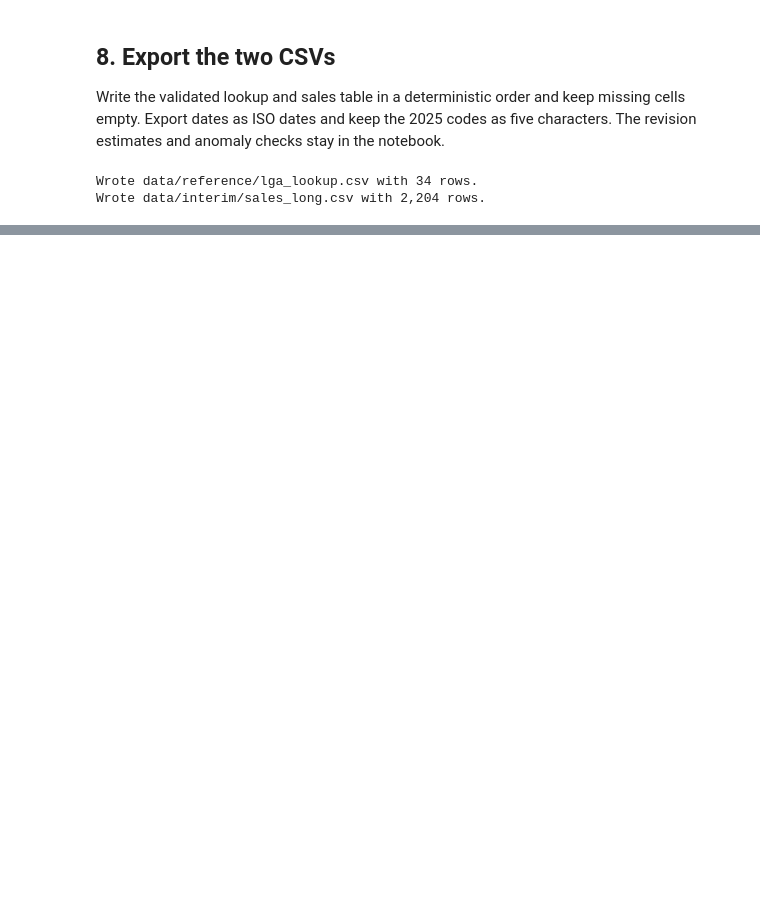
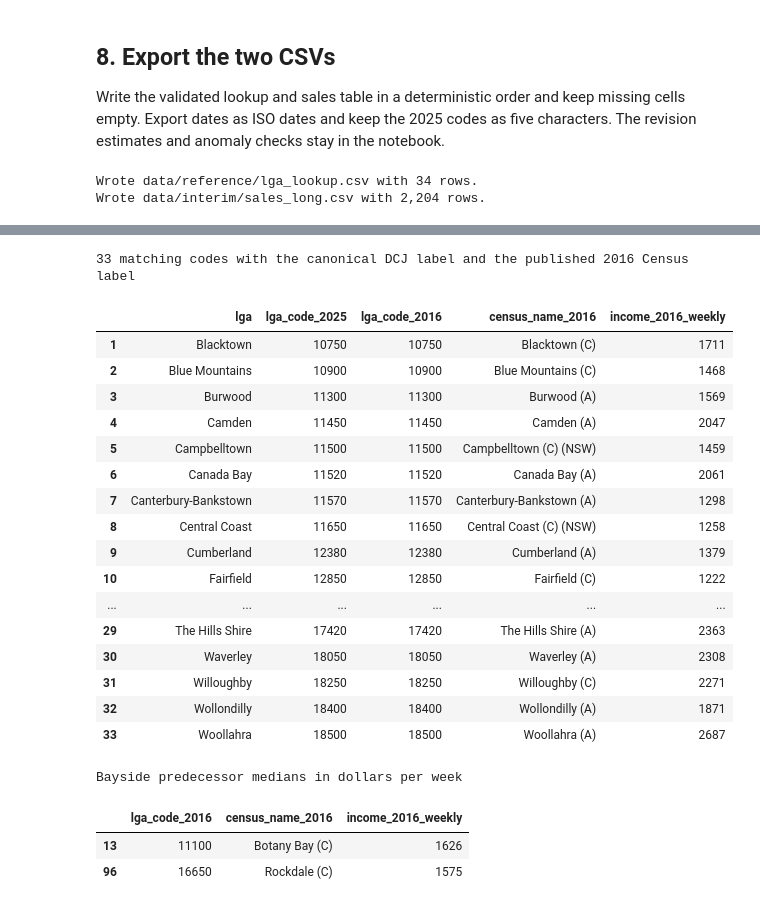
Before and after one commit to huiya-svg/sydney-housing-growth, a Jupyter notebook: notebooks/02_clean.ipynb, the cells around one changed output, grey strips where cells are left out. Cells and saved outputs as stored; diff of their text form; code cells hidden in the pictures; blank space fills up the shorter version.

```diff
--- a/notebooks/02_clean.ipynb
+++ b/notebooks/02_clean.ipynb
@@ -571,0 +718,66 @@ Wrote data/interim/sales_long.csv with 2,204 rows.
+# %%
+census_dir = raw_dir / "abs_census"
+income = pd.read_csv(
+    census_dir / "2016Census_G02_NSW_LGA.csv",
+    usecols=["LGA_CODE_2016", "Median_tot_hhd_inc_weekly"],
+    dtype={"LGA_CODE_2016": "string"},
+).rename(columns={
+    "LGA_CODE_2016": "census_code_2016",
+    "Median_tot_hhd_inc_weekly": "income_2016_weekly",
+})
+income["income_2016_weekly"] = parse_number(income["income_2016_weekly"]).astype("Int64")
+descriptor = pd.read_excel(
+    census_dir / "2016Census_geog_desc_1st_and_2nd_release.xlsx",
+    sheet_name="2016_ASGS_Non-ABS_Structures",
+    usecols=["ASGS_Structure", "Census_Code_2016", "ASGS_Code_2016", "Census_Name_2016"],
+    dtype="string",
+)
+labels_2016 = descriptor.loc[descriptor["ASGS_Structure"].eq("LGA")].drop(columns="ASGS_Structure")
+labels_2016 = labels_2016.rename(columns={
+    "Census_Code_2016": "census_code_2016",
+    "ASGS_Code_2016": "lga_code_2016",
+    "Census_Name_2016": "census_name_2016",
+})
+income = income.merge(labels_2016, on="census_code_2016", how="left", validate="one_to_one")
+predecessor_codes = ["11100", "16650"]
+relevant_codes = set(lookup["lga_code_2025"]) | set(predecessor_codes)
+income = income.loc[income["census_code_2016"].str.removeprefix("LGA").isin(relevant_codes)]
+assert income["census_code_2016"].eq("LGA" + income["lga_code_2016"]).all()
+
+income_by_lga = lookup[lga_keys].merge(
+    income, left_on="lga_code_2025", right_on="lga_code_2016", how="left", validate="one_to_one",
+)
+income_matches = income_by_lga.dropna(subset=["lga_code_2016"])
+assert len(income_matches) == 33
+assert income_matches["lga_code_2016"].eq(income_matches["lga_code_2025"]).all()
+assert income_by_lga.loc[income_by_lga["lga_code_2016"].isna(), "lga"].tolist() == ["Bayside"]
+print("33 matching codes with the canonical DCJ label and the published 2016 Census label")
+display(income_matches[lga_keys + ["lga_code_2016", "census_name_2016", "income_2016_weekly"]])
+
+predecessors = income.loc[income["lga_code_2016"].isin(predecessor_codes)].sort_values("lga_code_2016")
+assert predecessors["lga_code_2016"].tolist() == predecessor_codes
+print("Bayside predecessor medians in dollars per week")
+display(predecessors[["lga_code_2016", "census_name_2016", "income_2016_weekly"]])
+# %% [output]
+33 matching codes with the canonical DCJ label and the published 2016 Census label
+|  | lga | lga_code_2025 | lga_code_2016 | census_name_2016 | income_2016_weekly |
+| 1 | Blacktown | 10750 | 10750 | Blacktown (C) | 1711 |
+| 2 | Blue Mountains | 10900 | 10900 | Blue Mountains (C) | 1468 |
+| 3 | Burwood | 11300 | 11300 | Burwood (A) | 1569 |
+| 4 | Camden | 11450 | 11450 | Camden (A) | 2047 |
+| 5 | Campbelltown | 11500 | 11500 | Campbelltown (C) (NSW) | 1459 |
+| 6 | Canada Bay | 11520 | 11520 | Canada Bay (A) | 2061 |
+| 7 | Canterbury-Bankstown | 11570 | 11570 | Canterbury-Bankstown (A) | 1298 |
+| 8 | Central Coast | 11650 | 11650 | Central Coast (C) (NSW) | 1258 |
+| 9 | Cumberland | 12380 | 12380 | Cumberland (A) | 1379 |
+| 10 | Fairfield | 12850 | 12850 | Fairfield (C) | 1222 |
+| ... | ... | ... | ... | ... | ... |
+| 29 | The Hills Shire | 17420 | 17420 | The Hills Shire (A) | 2363 |
+| 30 | Waverley | 18050 | 18050 | Waverley (A) | 2308 |
+| 31 | Willoughby | 18250 | 18250 | Willoughby (C) | 2271 |
+| 32 | Wollondilly | 18400 | 18400 | Wollondilly (A) | 1871 |
+| 33 | Woollahra | 18500 | 18500 | Woollahra (A) | 2687 |
+Bayside predecessor medians in dollars per week
+|  | lga_code_2016 | census_name_2016 | income_2016_weekly |
+| 13 | 11100 | Botany Bay (C) | 1626 |
+| 96 | 16650 | Rockdale (C) | 1575 |
```
Also changed, not shown: parts of 16 cells of this notebook, 7 other files.
